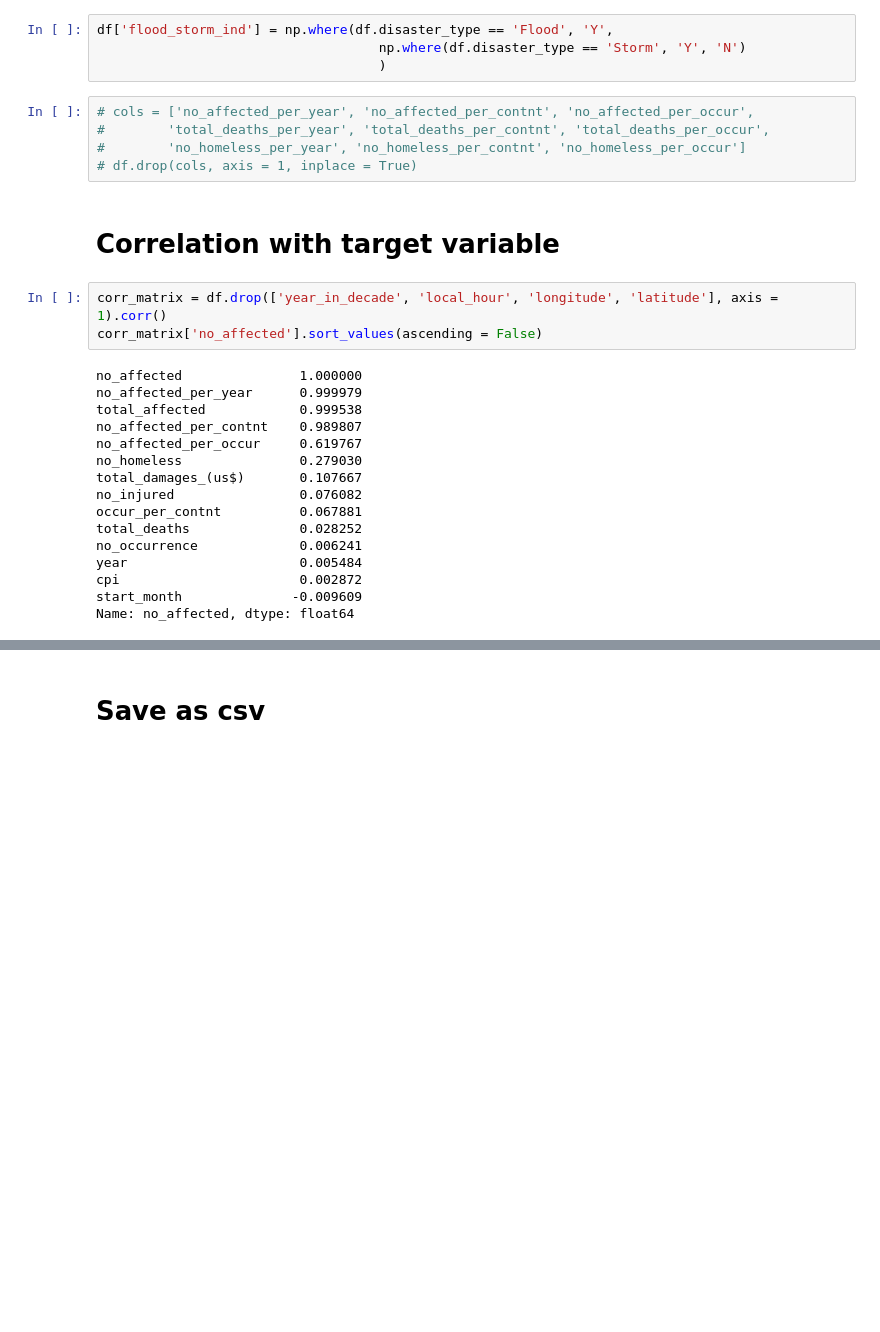
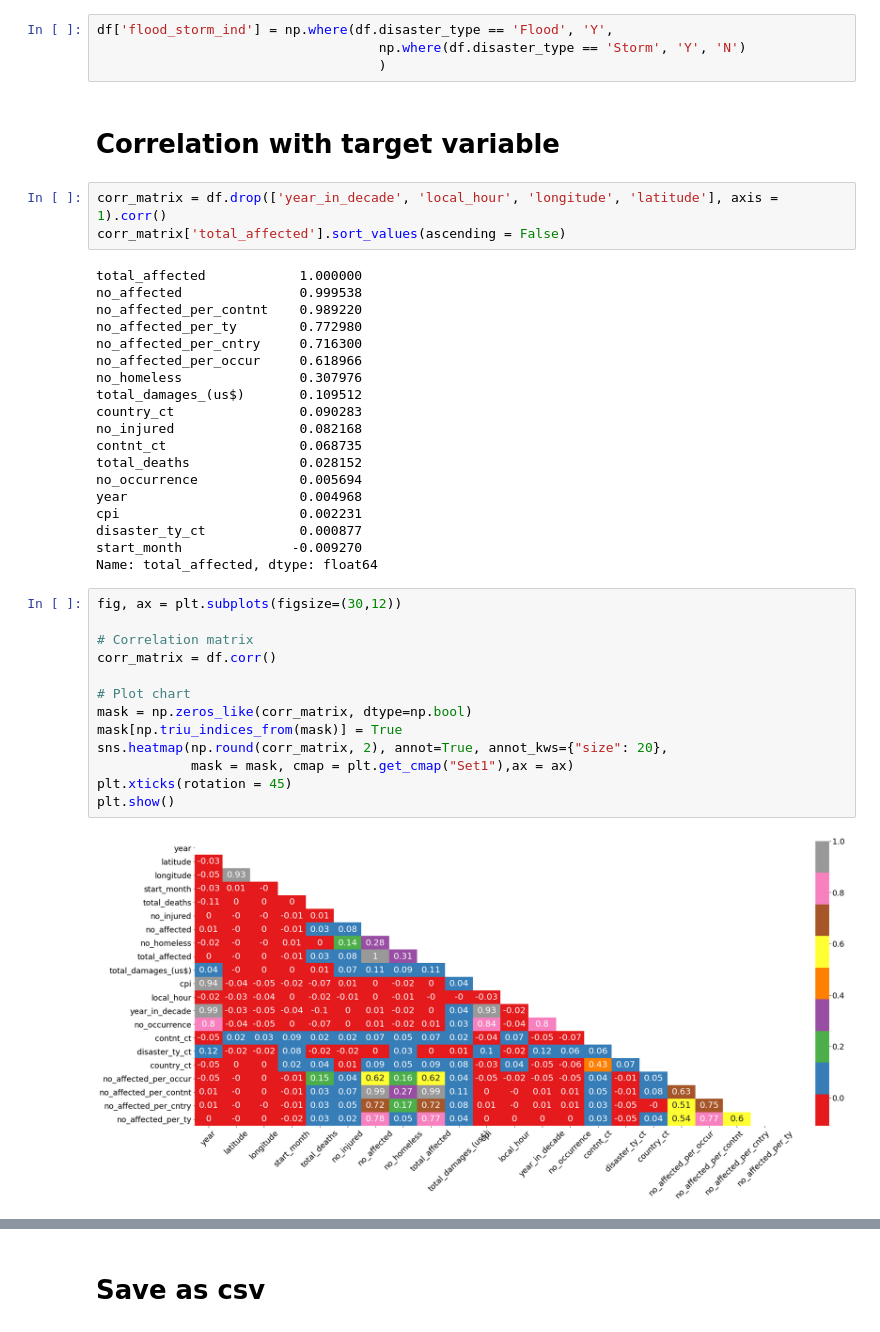
Before and after one commit to Owerre/natural-disaster, a Jupyter notebook: notebooks/02b-feat_engr.ipynb, the cells around one changed output, grey strips where cells are left out. Cells and saved outputs as stored; diff of their text form; blank space fills up the shorter version.

```diff
--- a/notebooks/02b-feat_engr.ipynb
+++ b/notebooks/02b-feat_engr.ipynb
@@ -164,32 +175,45 @@ df['no_affected_per_year'] = df['no_affected']/df['year']
 df['flood_storm_ind'] = np.where(df.disaster_type == 'Flood', 'Y',
                                     np.where(df.disaster_type == 'Storm', 'Y', 'N')
                                     )
-# %%
-# cols = ['no_affected_per_year', 'no_affected_per_contnt', 'no_affected_per_occur',
-#        'total_deaths_per_year', 'total_deaths_per_contnt', 'total_deaths_per_occur',
-#        'no_homeless_per_year', 'no_homeless_per_contnt', 'no_homeless_per_occur']
-# df.drop(cols, axis = 1, inplace = True)
 # %% [markdown]
 # Correlation with target variable
 # %%
 corr_matrix = df.drop(['year_in_decade', 'local_hour', 'longitude', 'latitude'], axis = 1).corr()
-corr_matrix['no_affected'].sort_values(ascending = False)
+corr_matrix['total_affected'].sort_values(ascending = False)
 # %% [output]
-no_affected               1.000000
-no_affected_per_year      0.999979
-total_affected            0.999538
-no_affected_per_contnt    0.989807
-no_affected_per_occur     0.619767
-no_homeless               0.279030
-total_damages_(us$)       0.107667
-no_injured                0.076082
-occur_per_contnt          0.067881
-total_deaths              0.028252
-no_occurrence             0.006241
-year                      0.005484
-cpi                       0.002872
-start_month              -0.009609
-Name: no_affected, dtype: float64
+total_affected            1.000000
+no_affected               0.999538
+no_affected_per_contnt    0.989220
+no_affected_per_ty        0.772980
+no_affected_per_cntry     0.716300
+no_affected_per_occur     0.618966
+no_homeless               0.307976
+total_damages_(us$)       0.109512
+country_ct                0.090283
+no_injured                0.082168
+contnt_ct                 0.068735
+total_deaths              0.028152
+no_occurrence             0.005694
+year                      0.004968
+cpi                       0.002231
+disaster_ty_ct            0.000877
+start_month              -0.009270
+Name: total_affected, dtype: float64
+# %%
+fig, ax = plt.subplots(figsize=(30,12))
+
+# Correlation matrix
+corr_matrix = df.corr()
+
+# Plot chart
+mask = np.zeros_like(corr_matrix, dtype=np.bool)
+mask[np.triu_indices_from(mask)] = True
+sns.heatmap(np.round(corr_matrix, 2), annot=True, annot_kws={"size": 20},
+            mask = mask, cmap = plt.get_cmap("Set1"),ax = ax)
+plt.xticks(rotation = 45)
+plt.show()
+# %% [output]
+[figure, added]
 # %%
 df.drop(['start_month', 'local_hour'], axis = 1).hist(figsize = (30,25))
 plt.show()
```
Also changed, not shown: parts of 15 cells of this notebook, 5 other files.
